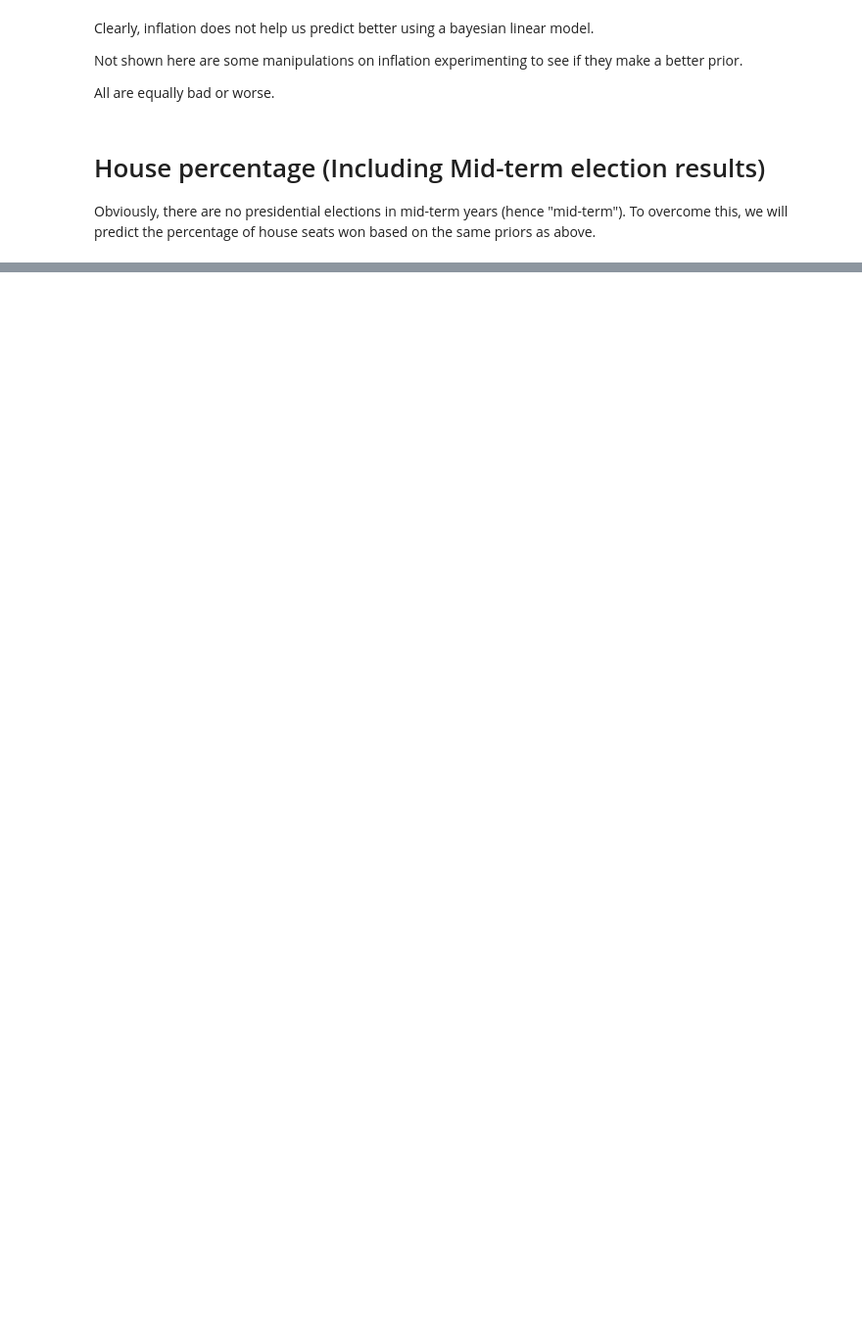
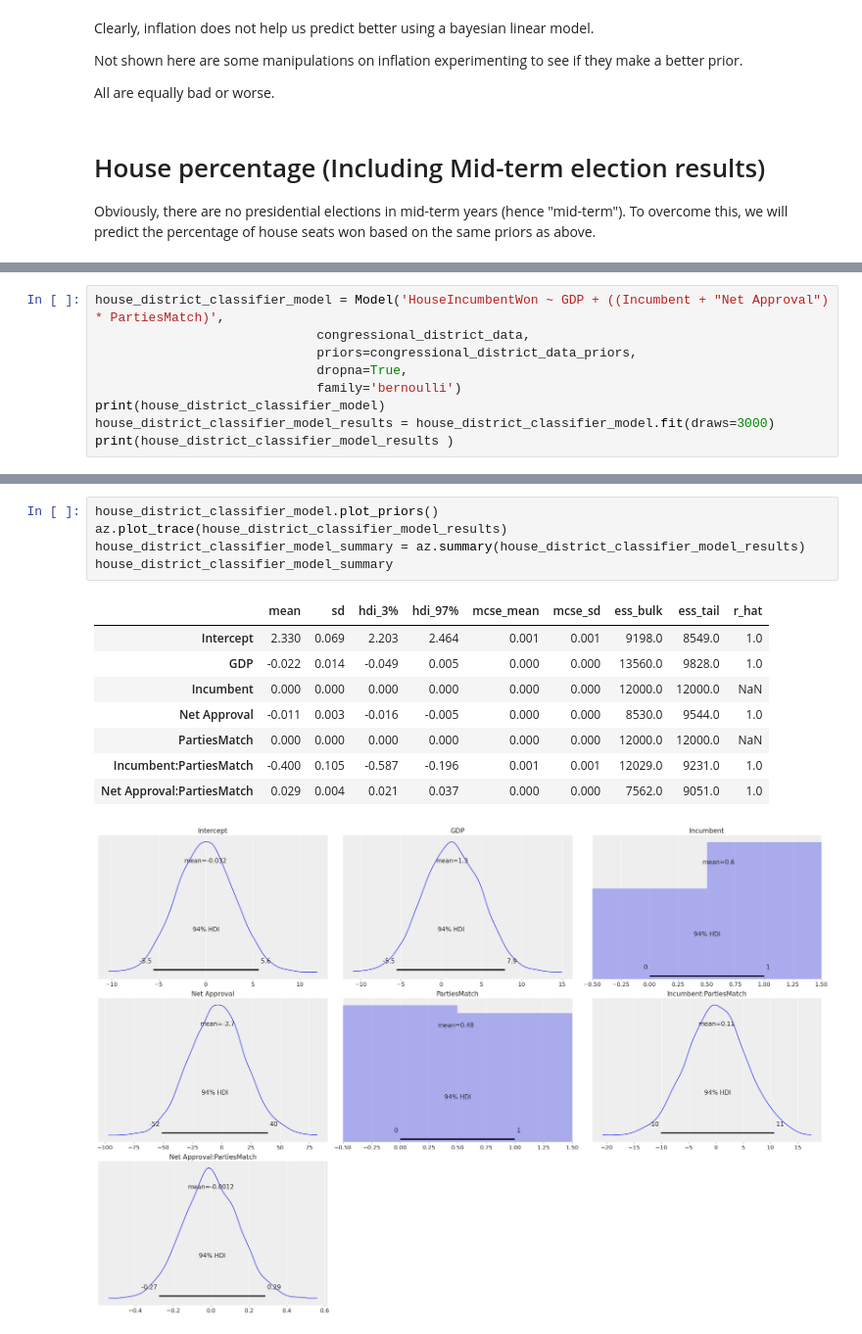
Before and after one commit to qthequartermasterman/ElectionForecasting, a Jupyter notebook: ElectionForecasting/data_collection/time_for_change.ipynb, the cells around one changed output, grey strips where cells are left out. Shown at 98% size. Saved outputs shown, nothing was run; the diff lists cells and outputs as text; blank space fills up the shorter version.

```diff
--- a/ElectionForecasting/data_collection/time_for_change.ipynb
+++ b/ElectionForecasting/data_collection/time_for_change.ipynb
@@ -624,0 +634,9 @@ fairly accurate predictions in each.
+# %%
+house_district_classifier_model = Model('HouseIncumbentWon ~ GDP + ((Incumbent + "Net Approval") * PartiesMatch)',
+                             congressional_district_data,
+                             priors=congressional_district_data_priors,
+                             dropna=True,
+                             family='bernoulli')
+print(house_district_classifier_model)
+house_district_classifier_model_results = house_district_classifier_model.fit(draws=3000)
+print(house_district_classifier_model_results )
@@ -624,0 +669,15 @@ fairly accurate predictions in each.
+# %%
+house_district_classifier_model.plot_priors()
+az.plot_trace(house_district_classifier_model_results)
+house_district_classifier_model_summary = az.summary(house_district_classifier_model_results)
+house_district_classifier_model_summary
+# %% [output]
+|  | mean | sd | hdi_3% | hdi_97% | mcse_mean | mcse_sd | ess_bulk | ess_tail | r_hat |
+| Intercept | 2.330 | 0.069 | 2.203 | 2.464 | 0.001 | 0.001 | 9198.0 | 8549.0 | 1.0 |
+| GDP | -0.022 | 0.014 | -0.049 | 0.005 | 0.000 | 0.000 | 13560.0 | 9828.0 | 1.0 |
+| Incumbent | 0.000 | 0.000 | 0.000 | 0.000 | 0.000 | 0.000 | 12000.0 | 12000.0 | NaN |
+| Net Approval | -0.011 | 0.003 | -0.016 | -0.005 | 0.000 | 0.000 | 8530.0 | 9544.0 | 1.0 |
+| PartiesMatch | 0.000 | 0.000 | 0.000 | 0.000 | 0.000 | 0.000 | 12000.0 | 12000.0 | NaN |
+| Incumbent:PartiesMatch | -0.400 | 0.105 | -0.587 | -0.196 | 0.001 | 0.001 | 12029.0 | 9231.0 | 1.0 |
+| Net Approval:PartiesMatch | 0.029 | 0.004 | 0.021 | 0.037 | 0.000 | 0.000 | 7562.0 | 9051.0 | 1.0 |
+[figure, added]
```
Also changed, not shown: parts of 33 cells of this notebook.
